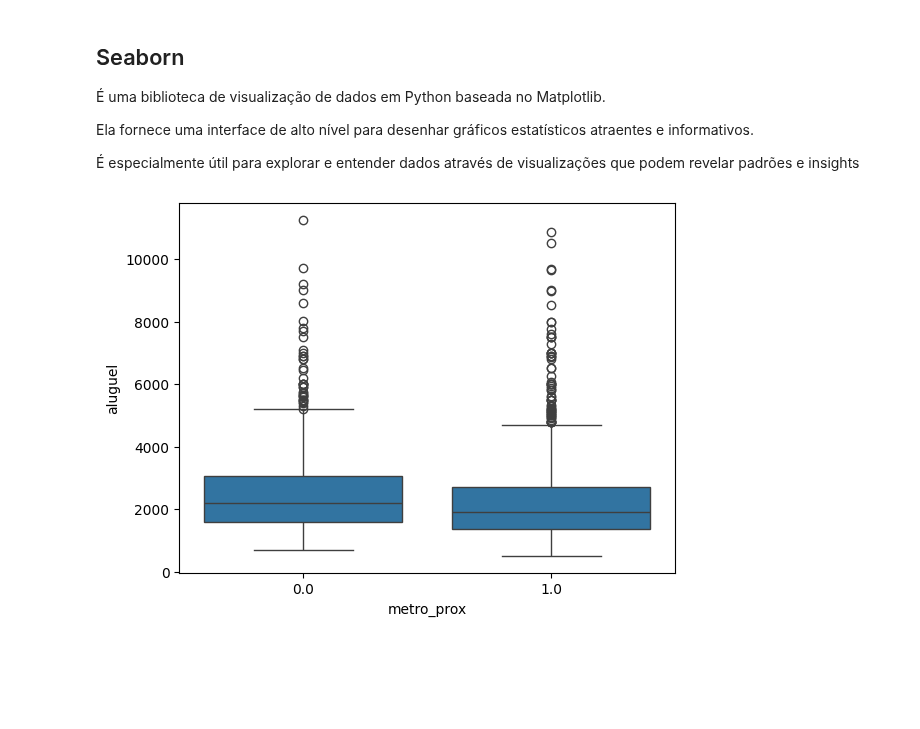
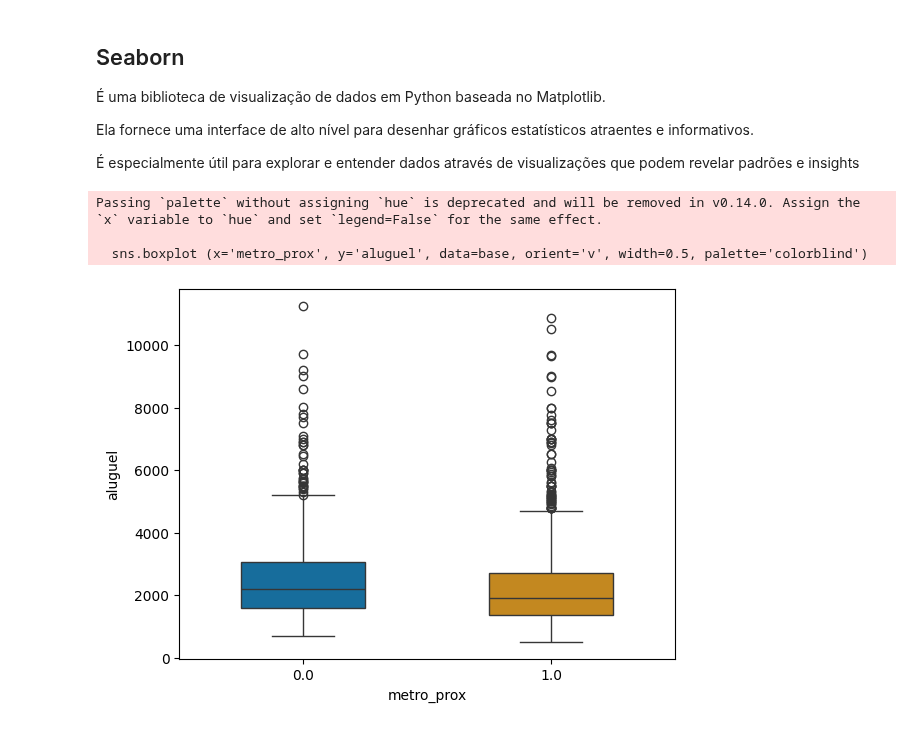
Before and after one commit to abilioepalanga/Market-Value-Predictor-Airbnb, a Jupyter notebook: main.ipynb, the cells around one changed output. Cells and saved outputs as stored; diff of their text form; code cells hidden in the pictures; blank space fills up the shorter version.

Commit message:
Nova visualização

```diff
--- a/main.ipynb
+++ b/main.ipynb
@@ -949,10 +949,14 @@ Quanto menor a metragem menor é o preço do aluguer.
 <p>Ela fornece uma interface de alto nível para desenhar gráficos estatísticos atraentes e informativos. </p>
 <p>É especialmente útil para explorar e entender dados através de visualizações que podem revelar padrões e insights</p>
 # %%
-#visualizar num gráfico (plot.scatter) a relação entre as colunas aluguel e metrmetro_proxse.plot.scatter(x='aluguel', y='metragem', figsize=(10,8), xlim=(0, 10000), ylim=(0, 200))
+#visualizar num gráfico (plot.scatter) a relação entre as colunas aluguel e metrmetro_proxagem
+#base.plot.scatter(x='aluguel', y='metragem', figsize=(10,8), xlim=(0, 10000), ylim=(0, 200))
 #base.sns.boxplot (x='aluguel', y='metragem', data=base)
 
-sns.boxplot (x='metro_prox', y='aluguel', data=base)
+sns.boxplot (x='metro_prox', y='aluguel', data=base, orient='v', width=0.5, palette='colorblind')
 plt.show()
 # %% [output]
+Passing `palette` without assigning `hue` is deprecated and will be removed in v0.14.0. Assign the `x` variable to `hue` and set `legend=False` for the same effect.
+
+  sns.boxplot (x='metro_prox', y='aluguel', data=base, orient='v', width=0.5, palette='colorblind')
-[figure, old version]
+[figure, new version]
```
Also changed, not shown: parts of 2 cells of this notebook.
